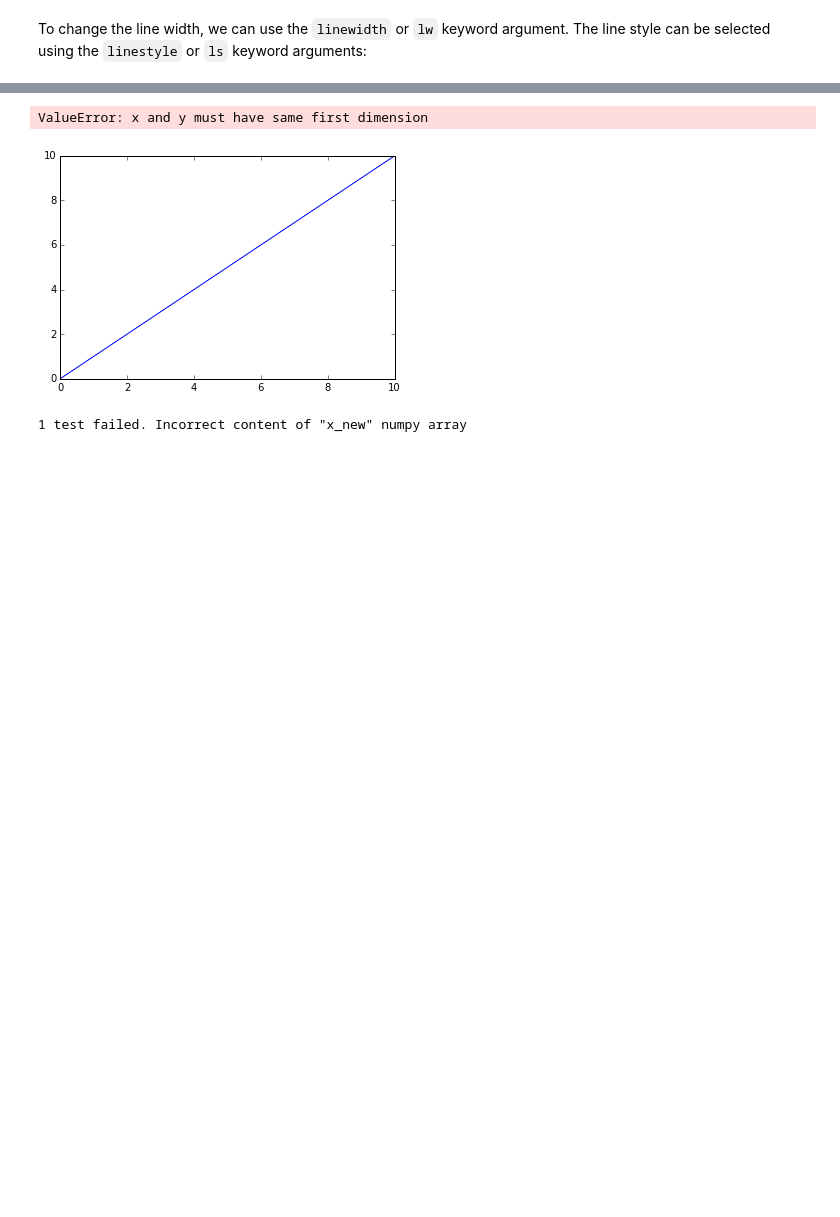
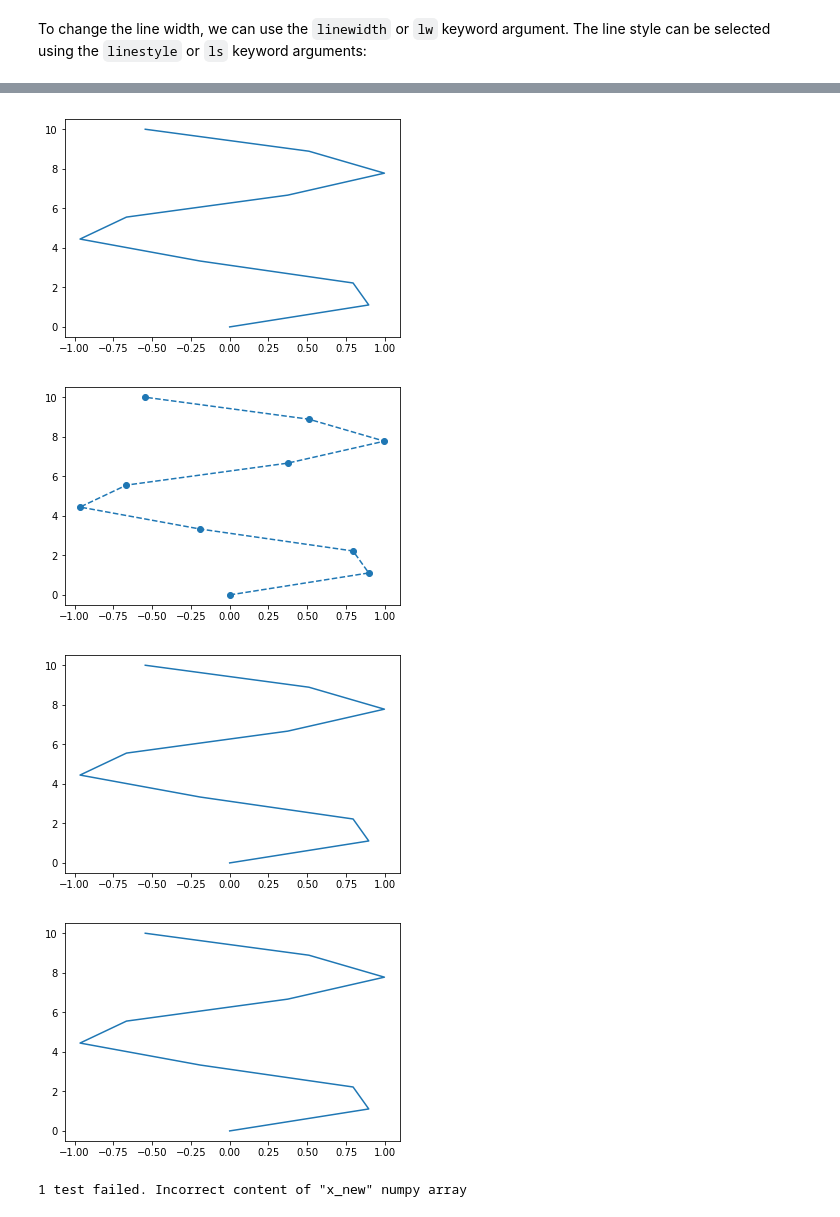
Before and after one commit to dmitriy-kisil/DataScienceSchool_Solutions, a Jupyter notebook: Intro_to_Python/Lesson 3.1. Part 2. Matplotlib.ipynb, the cells around one changed output, grey strips where cells are left out. Drawn from its saved outputs; the diff is of its cells as text; code cells hidden in the pictures; blank space fills up the shorter version.

```diff
--- a/Intro_to_Python/Lesson 3.1. Part 2. Matplotlib.ipynb
+++ b/Intro_to_Python/Lesson 3.1. Part 2. Matplotlib.ipynb
@@ -514,40 +514,47 @@ y = x**4 - 3*x**2 + 3
 # Build the plot for this function
 plt.plot(x, y)
 plt.show()
 
 # Create a smaller linspace
 x1 = np.linspace(-2, 2, 10)
 y1 = x1**4 - 3*x1**2 + 3
 # Linear interpolation
 # (all available kinds of interpolation you may find here)
 fl = interpolate.interp1d(x1, y1, kind='linear')
 
 plt.plot(x,y)# The main plot
 plt.plot(x, fl(x), 'o--')# Interpolated line
 plt.plot(x1, y1, 'x', markersize=16)# Points used for interpolation
 plt.show()
 '''
 # type your code here
 x = np.linspace(0, 10, 10)
 y = x
 
 fl = interpolate.interp1d(x, y, kind='linear')
 fq = interpolate.interp1d(x, y, kind='quadratic')
 fc = interpolate.interp1d(x, y, kind='cubic')
 
 x_new = np.sin(x)
-
-plt.plot(x, y)
-plt.plot(x, fl, 'o--')
-plt.plot(x, fq)
-plt.plot(x, fc)
+y_fl = fl(x)
+y_fq = fl(x)
+y_fc = fc(x)
+plt.plot(x_new, y)
+plt.show()
+plt.plot(x_new, y_fl, 'o--')
+plt.show()
+plt.plot(x_new, y_fq)
+plt.show()
+plt.plot(x_new, y_fc)
 plt.show()
 
 
 #plt.show()
 # %% [output]
-ValueError: x and y must have same first dimension
-[figure, old version]
+[figure, new version]
+[figure, added]
+[figure, added]
+[figure, added]
 # %%
 from test_helper import Test
 
```
Also changed, not shown: parts of 38 cells of this notebook, 47 other files.
